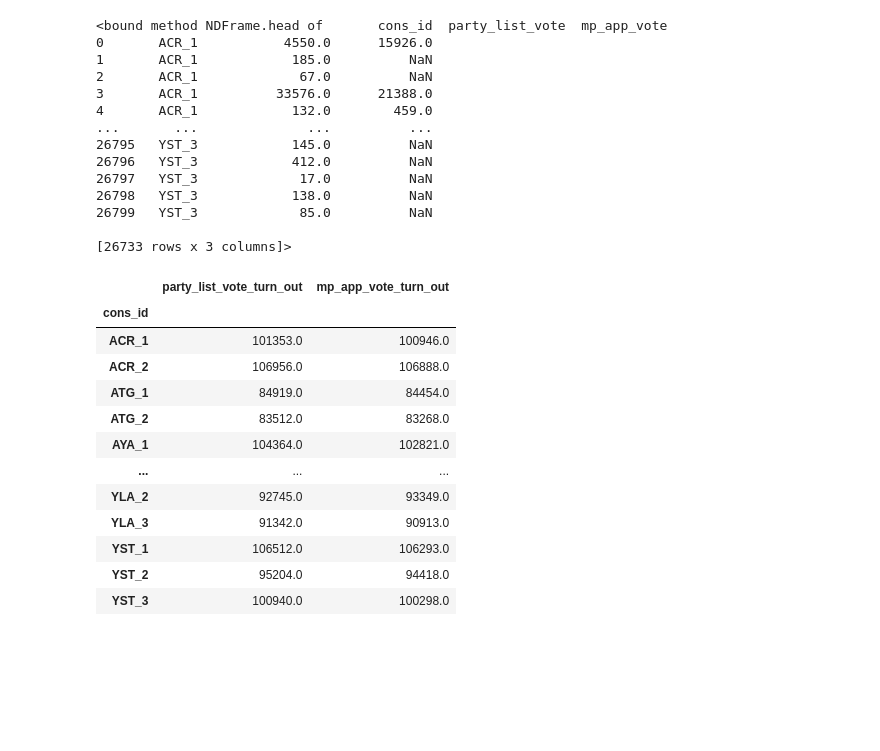
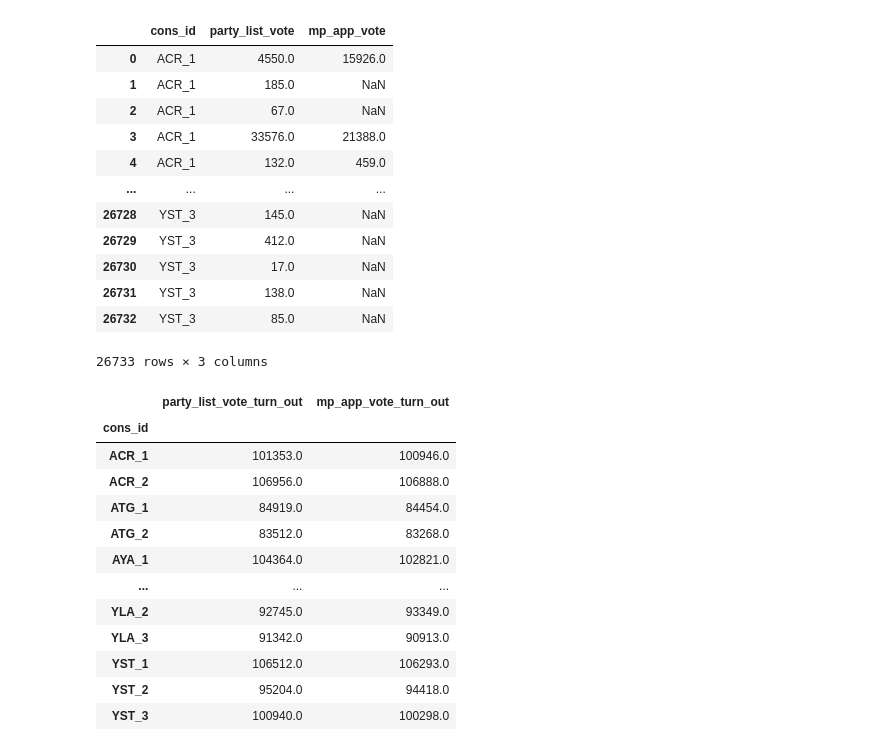
Before and after one commit to thakdanaiza/Linear_Logistic_HW1, a Jupyter notebook: Dataset/Logistic_HW1.ipynb, the cells around one changed output. Cells and saved outputs as stored; diff of their text form; code cells hidden in the pictures; blank space fills up the shorter version.

```diff
--- a/Dataset/Logistic_HW1.ipynb
+++ b/Dataset/Logistic_HW1.ipynb
@@ -30,22 +30,21 @@ result_All = result_All.drop(result_All.index[result_All['cons_id']=='NST_6'])
 #print(result_All[result_All['mp_app_vote_percent']>99])
 # %%
 for_check_vote = result_All[['cons_id','party_list_vote','mp_app_vote']]
-for_check_vote.head
+for_check_vote
 # %% [output]
+|  | cons_id | party_list_vote | mp_app_vote |
+| 0 | ACR_1 | 4550.0 | 15926.0 |
+| 1 | ACR_1 | 185.0 | NaN |
+| 2 | ACR_1 | 67.0 | NaN |
+| 3 | ACR_1 | 33576.0 | 21388.0 |
+| 4 | ACR_1 | 132.0 | 459.0 |
+| ... | ... | ... | ... |
+| 26728 | YST_3 | 145.0 | NaN |
+| 26729 | YST_3 | 412.0 | NaN |
+| 26730 | YST_3 | 17.0 | NaN |
+| 26731 | YST_3 | 138.0 | NaN |
+| 26732 | YST_3 | 85.0 | NaN |
-<bound method NDFrame.head of       cons_id  party_list_vote  mp_app_vote
-0       ACR_1           4550.0      15926.0
-1       ACR_1            185.0          NaN
-2       ACR_1             67.0          NaN
-3       ACR_1          33576.0      21388.0
-4       ACR_1            132.0        459.0
-...       ...              ...          ...
-26795   YST_3            145.0          NaN
-26796   YST_3            412.0          NaN
-26797   YST_3             17.0          NaN
-26798   YST_3            138.0          NaN
-26799   YST_3             85.0          NaN
-
-[26733 rows x 3 columns]>
+26733 rows × 3 columns
 # %%
 check_vote = for_check_vote.groupby('cons_id')
 vote = check_vote.sum()
```
Also changed, not shown: parts of 3 cells of this notebook.
